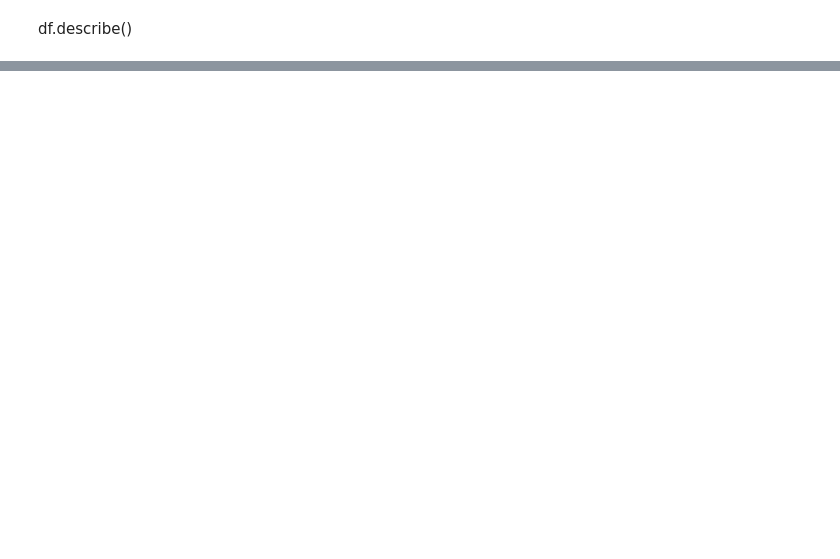
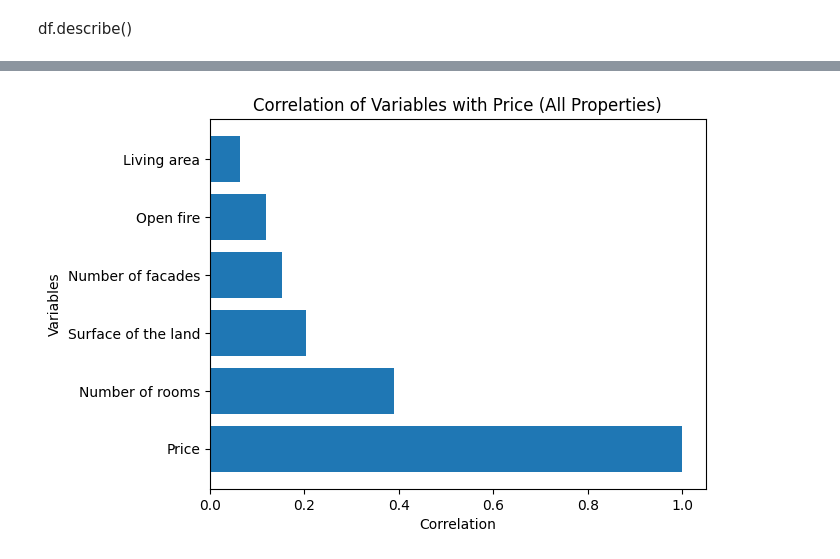
Before and after one commit to melikkekaya/challenge-data-analysis, a Jupyter notebook: mourad.ipynb, the cells around one changed output, grey strips where cells are left out. Cells and saved outputs as stored; diff of their text form; code cells hidden in the pictures; blank space fills up the shorter version.

```diff
--- a/mourad.ipynb
+++ b/mourad.ipynb
@@ -64,0 +76,34 @@ df.describe()
+# %%
+def get_encoded_df(df, columns):
+    # Encodes the categorical columns to be used in correlation computation
+    df = pd.get_dummies(df, columns=columns)
+    return df
+
+def get_correlation(df, target_column):
+    # Converts the target column to numeric values + override errors
+    df[target_column] = pd.to_numeric(df[target_column], errors='coerce')
+    numeric_columns = df.select_dtypes(include=[np.number]).columns.tolist()
+    numeric_columns.remove('id')
+    numeric_columns.remove('Zip')
+
+    # Correlation target column with other numeric columns
+    return df[numeric_columns].corr()[target_column].sort_values(ascending=False)
+
+df_houses = df[df['Type of property'] == 'house']
+df_apartments = df[df['Type of property'] == 'apartment']
+
+df_encoded = get_encoded_df(df, ['Type of property', 'Fully equipped kitchen', 'Furnished'])
+
+print("All properties:")
+correlation_encoded = get_correlation(df_encoded, 'Price')
+print(correlation_encoded)
+print()
+
+print("Houses:")
+correlation_houses = get_correlation(df_houses, 'Price')
+print(correlation_houses)
+print()
+
+print("Apartments:")
+correlation_apartments = get_correlation(df_apartments, 'Price')
+print(correlation_apartments)
@@ -64,0 +138,8 @@ df.describe()
+# %%
+plt.barh(correlation_encoded.index, correlation_encoded.values)
+plt.xlabel('Correlation')
+plt.ylabel('Variables')
+plt.title('Correlation of Variables with Price (All Properties)')
+plt.show()
+# %% [output]
+[figure, added]
```
Also changed, not shown: parts of 8 cells of this notebook, 1 other file.
